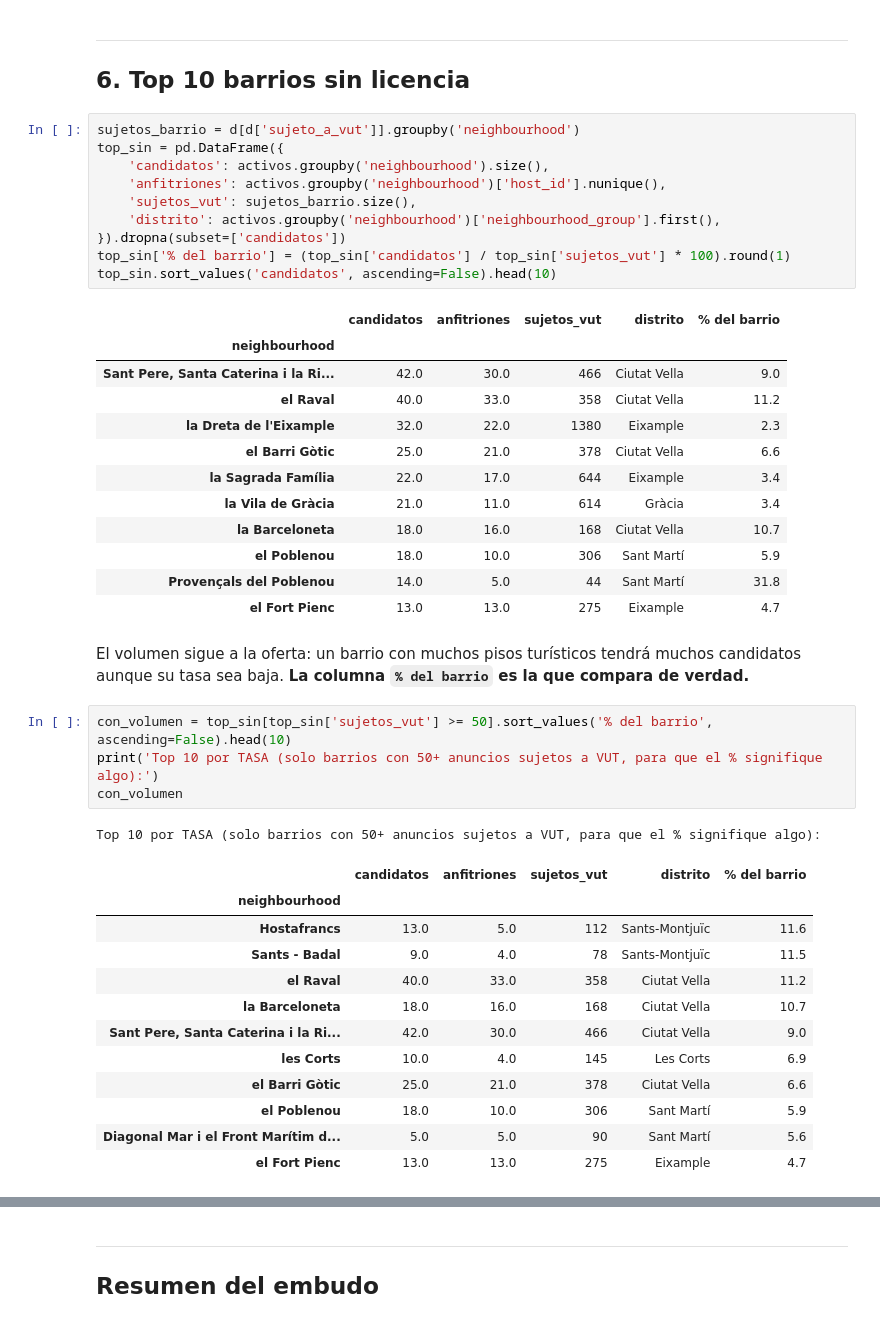
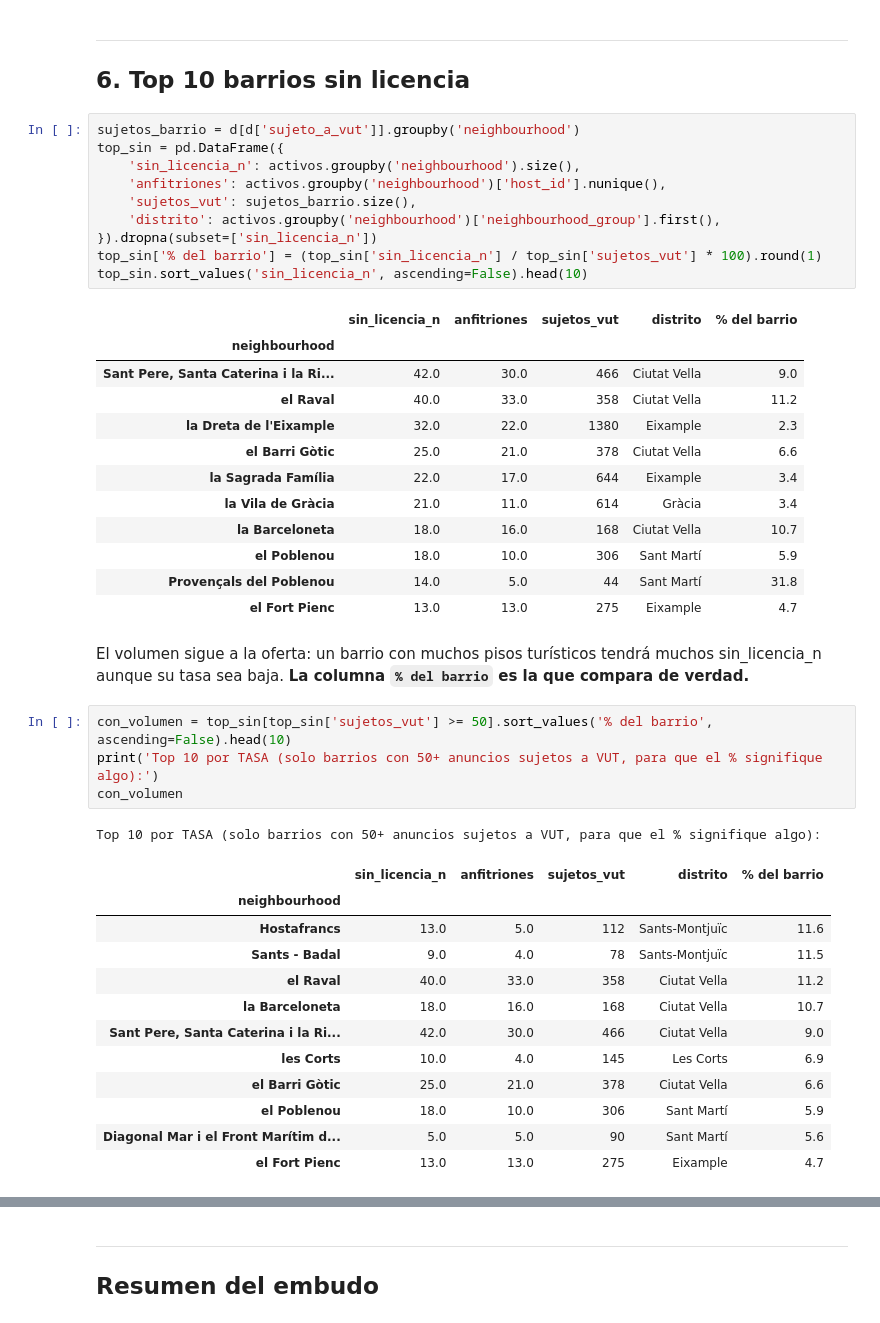
Before and after one commit to Ruthlessallen/Turismo-y-Barcelona, a Jupyter notebook: pipeline/notebooks/03_auditoria_licencias.ipynb, the cells around one changed output, grey strips where cells are left out. Cells and saved outputs as stored; diff of their text form.

```diff
--- a/pipeline/notebooks/03_auditoria_licencias.ipynb
+++ b/pipeline/notebooks/03_auditoria_licencias.ipynb
@@ -398,15 +398,15 @@ Anuncios: 33  |  anfitriones: 24
 # %%
 sujetos_barrio = d[d['sujeto_a_vut']].groupby('neighbourhood')
 top_sin = pd.DataFrame({
-    'candidatos': activos.groupby('neighbourhood').size(),
+    'sin_licencia_n': activos.groupby('neighbourhood').size(),
     'anfitriones': activos.groupby('neighbourhood')['host_id'].nunique(),
     'sujetos_vut': sujetos_barrio.size(),
     'distrito': activos.groupby('neighbourhood')['neighbourhood_group'].first(),
-}).dropna(subset=['candidatos'])
-top_sin['% del barrio'] = (top_sin['candidatos'] / top_sin['sujetos_vut'] * 100).round(1)
-top_sin.sort_values('candidatos', ascending=False).head(10)
+}).dropna(subset=['sin_licencia_n'])
+top_sin['% del barrio'] = (top_sin['sin_licencia_n'] / top_sin['sujetos_vut'] * 100).round(1)
+top_sin.sort_values('sin_licencia_n', ascending=False).head(10)
 # %% [output]
-|  | candidatos | anfitriones | sujetos_vut | distrito | % del barrio |
+|  | sin_licencia_n | anfitriones | sujetos_vut | distrito | % del barrio |
 | neighbourhood |  |  |  |  |  |
 | Sant Pere, Santa Caterina i la Ri... | 42.0 | 30.0 | 466 | Ciutat Vella | 9.0 |
 | el Raval | 40.0 | 33.0 | 358 | Ciutat Vella | 11.2 |
@@ -419,14 +419,14 @@ top_sin.sort_values('candidatos', ascending=False).head(10)
 | Provençals del Poblenou | 14.0 | 5.0 | 44 | Sant Martí | 31.8 |
 | el Fort Pienc | 13.0 | 13.0 | 275 | Eixample | 4.7 |
 # %% [markdown]
-El volumen sigue a la oferta: un barrio con muchos pisos turísticos tendrá muchos candidatos aunque su tasa sea baja. **La columna `% del barrio` es la que compara de verdad.**
+El volumen sigue a la oferta: un barrio con muchos pisos turísticos tendrá muchos sin_licencia_n aunque su tasa sea baja. **La columna `% del barrio` es la que compara de verdad.**
 # %%
 con_volumen = top_sin[top_sin['sujetos_vut'] >= 50].sort_values('% del barrio', ascending=False).head(10)
 print('Top 10 por TASA (solo barrios con 50+ anuncios sujetos a VUT, para que el % signifique algo):')
 con_volumen
 # %% [output]
 Top 10 por TASA (solo barrios con 50+ anuncios sujetos a VUT, para que el % signifique algo):
-|  | candidatos | anfitriones | sujetos_vut | distrito | % del barrio |
+|  | sin_licencia_n | anfitriones | sujetos_vut | distrito | % del barrio |
 | neighbourhood |  |  |  |  |  |
 | Hostafrancs | 13.0 | 5.0 | 112 | Sants-Montjuïc | 11.6 |
 | Sants - Badal | 9.0 | 4.0 | 78 | Sants-Montjuïc | 11.5 |
```
Also changed, not shown: parts of 7 cells of this notebook, 17 other files.
